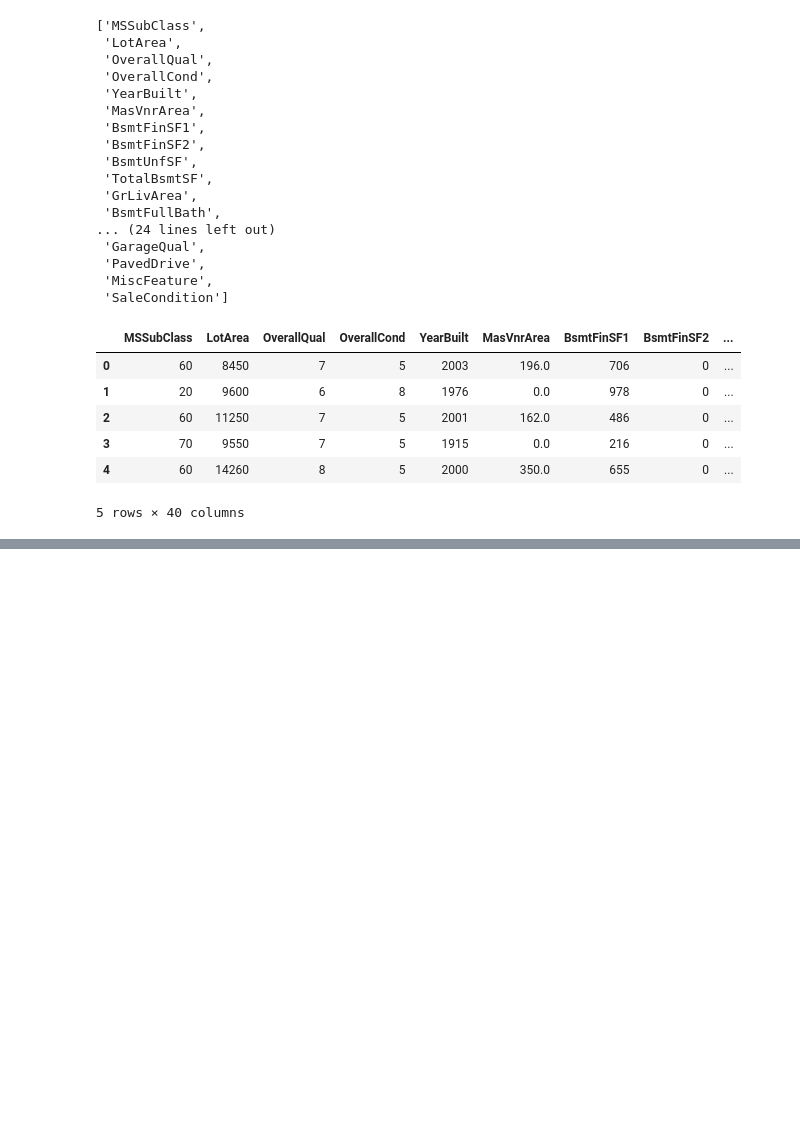
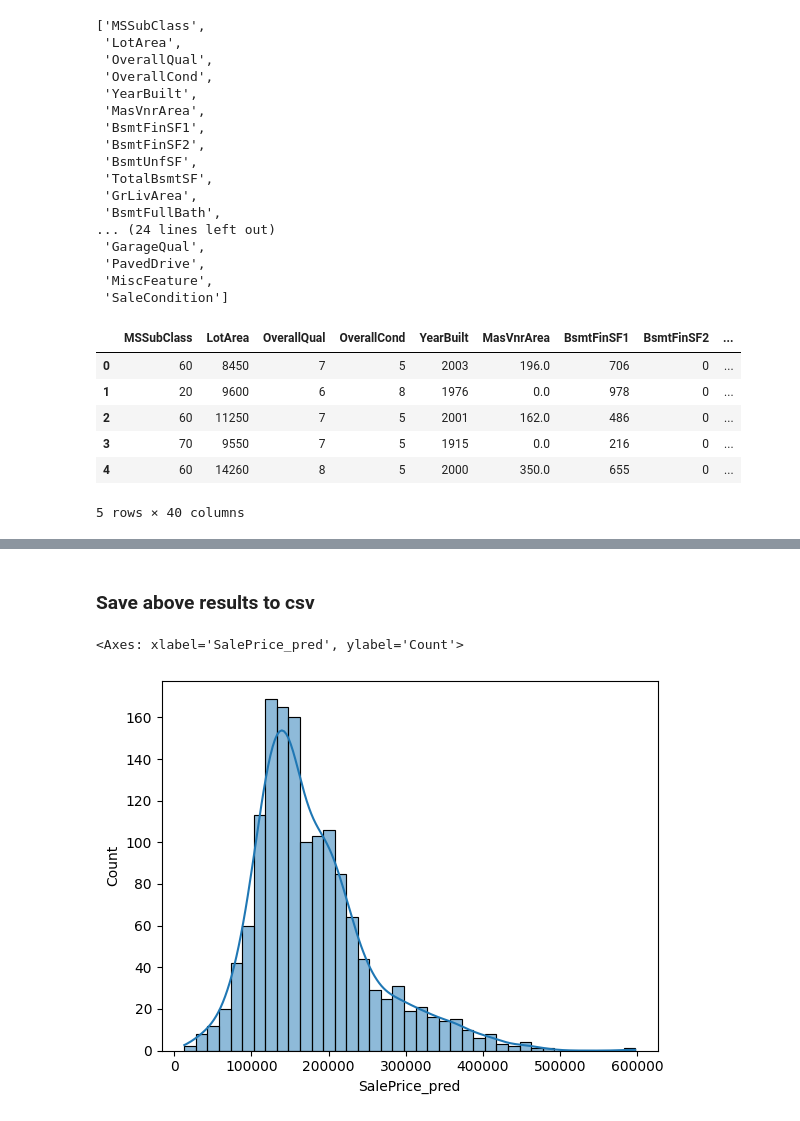
Before and after one commit to utkarshg1/ML_Wakad_6_8pm_30th_Apr, a Jupyter notebook: Regression Project/RegProject.ipynb, the cells around one changed output, grey strips where cells are left out. Cells and saved outputs as stored; diff of their text form; code cells hidden in the pictures; blank space fills up the shorter version.

```diff
--- a/Regression Project/RegProject.ipynb
+++ b/Regression Project/RegProject.ipynb
@@ -262,0 +618,3 @@ X_sel.head()
+# %%
+xnew_pre = pre2.transform(xnew)
+xnew_pre.head()
@@ -262,0 +631,3 @@ X_sel.head()
+# %%
+preds = best_ridge.predict(xnew_pre)
+preds
@@ -262,0 +642,3 @@ X_sel.head()
+# %%
+df_final = xnew[['Id']]
+df_final
@@ -262,0 +659,2 @@ X_sel.head()
+# %%
+df_final['SalePrice_pred'] = preds
@@ -262,0 +677,2 @@ X_sel.head()
+# %% [markdown]
+### Save above results to csv
@@ -262,0 +681,6 @@ X_sel.head()
+# %%
+import seaborn as sns
+sns.histplot(data=df_final, x='SalePrice_pred', kde=True)
+# %% [output]
+<Axes: xlabel='SalePrice_pred', ylabel='Count'>
+[figure, added]
```
Also changed, not shown: parts of 56 cells of this notebook, 1 other file.
